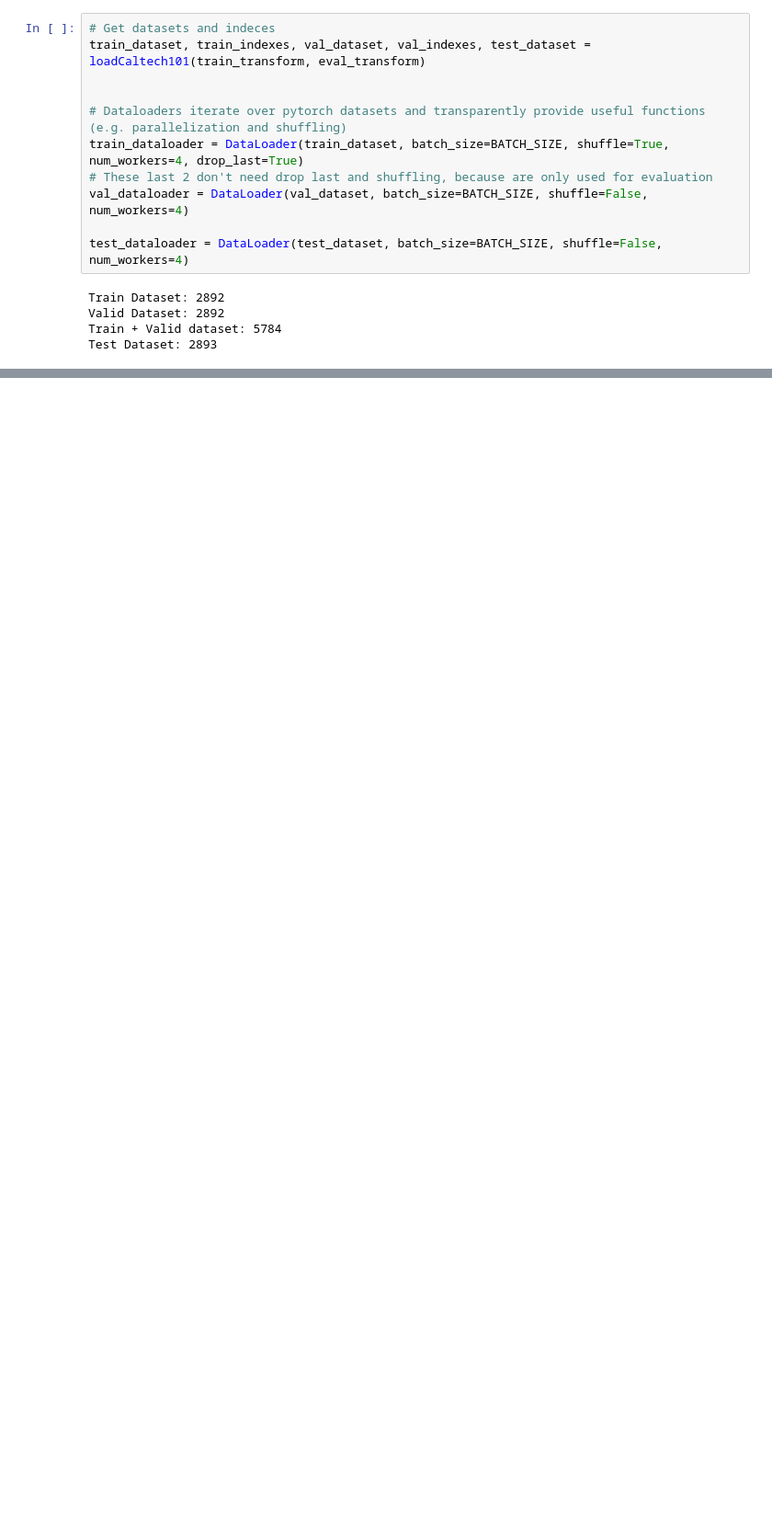
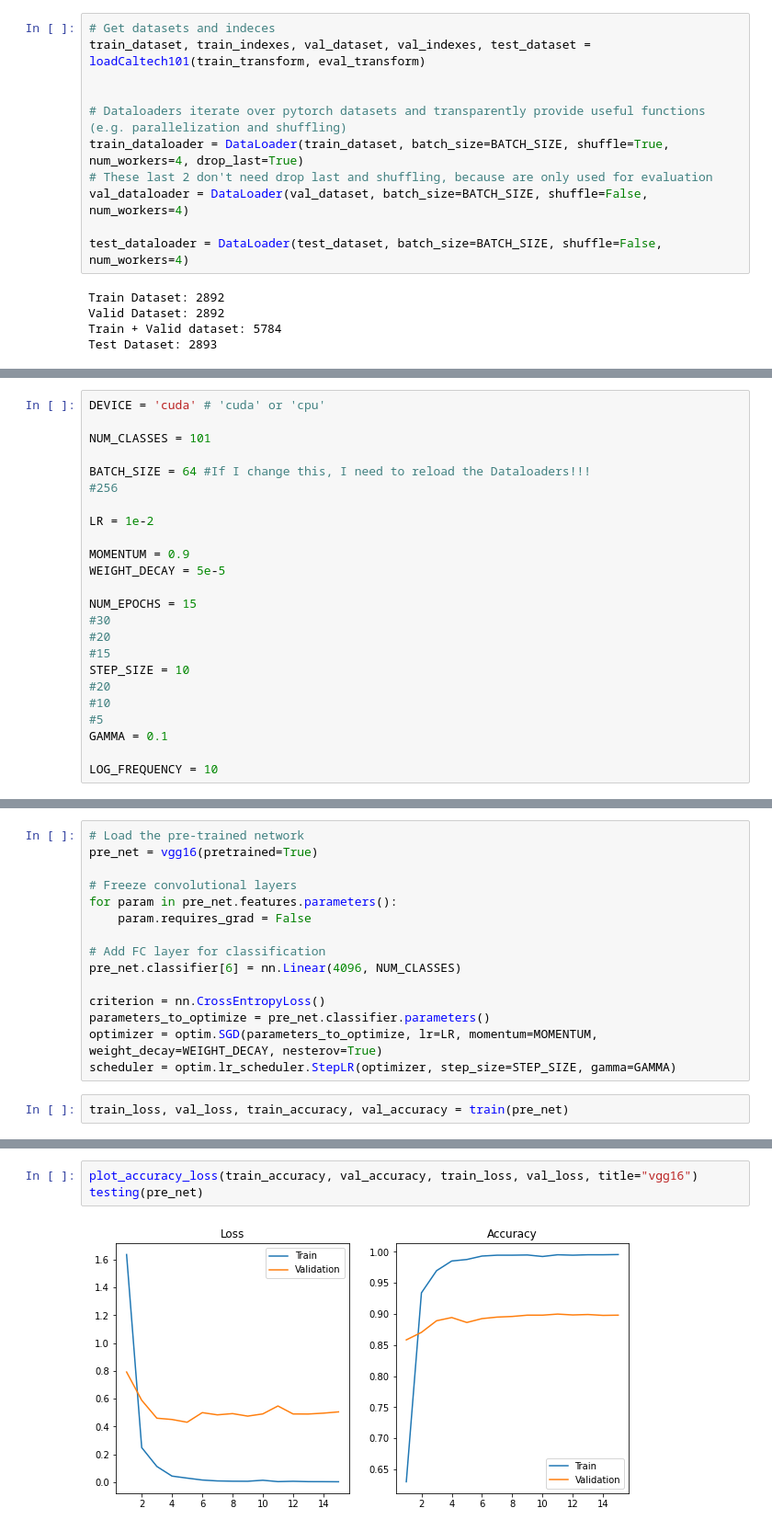
Before and after one commit to RoboTuan/MLDL, a Jupyter notebook: Homework2/Homework2_MLDL.ipynb, the cells around one changed output, grey strips where cells are left out. Shown at 92% size. Drawn from its saved outputs; the diff is of its cells as text; blank space fills up the shorter version.

```diff
--- a/Homework2/Homework2_MLDL.ipynb
+++ b/Homework2/Homework2_MLDL.ipynb
@@ -691,0 +698,24 @@ Test Accuracy: 0.8285516764604217
+# %%
+DEVICE = 'cuda' # 'cuda' or 'cpu'
+
+NUM_CLASSES = 101
+
+BATCH_SIZE = 64 #If I change this, I need to reload the Dataloaders!!!
+#256
+
+LR = 1e-2
+
+MOMENTUM = 0.9
+WEIGHT_DECAY = 5e-5
+
+NUM_EPOCHS = 15
+#30
+#20
+#15
+STEP_SIZE = 10
+#20
+#10
+#5
+GAMMA = 0.1
+
+LOG_FREQUENCY = 10
@@ -691,0 +758,17 @@ Test Accuracy: 0.8285516764604217
+# %%
+# Load the pre-trained network
+pre_net = vgg16(pretrained=True)
+
+# Freeze convolutional layers
+for param in pre_net.features.parameters():
+    param.requires_grad = False
+
+# Add FC layer for classification
+pre_net.classifier[6] = nn.Linear(4096, NUM_CLASSES)
+
+criterion = nn.CrossEntropyLoss()
+parameters_to_optimize = pre_net.classifier.parameters()
+optimizer = optim.SGD(parameters_to_optimize, lr=LR, momentum=MOMENTUM, weight_decay=WEIGHT_DECAY, nesterov=True)
+scheduler = optim.lr_scheduler.StepLR(optimizer, step_size=STEP_SIZE, gamma=GAMMA)
+# %%
+train_loss, val_loss, train_accuracy, val_accuracy = train(pre_net)
@@ -691,0 +793,5 @@ Test Accuracy: 0.8285516764604217
+# %%
+plot_accuracy_loss(train_accuracy, val_accuracy, train_loss, val_loss, title="vgg16")
+testing(pre_net)
+# %% [output]
+[figure, added]
```
Also changed, not shown: parts of 26 cells of this notebook.
